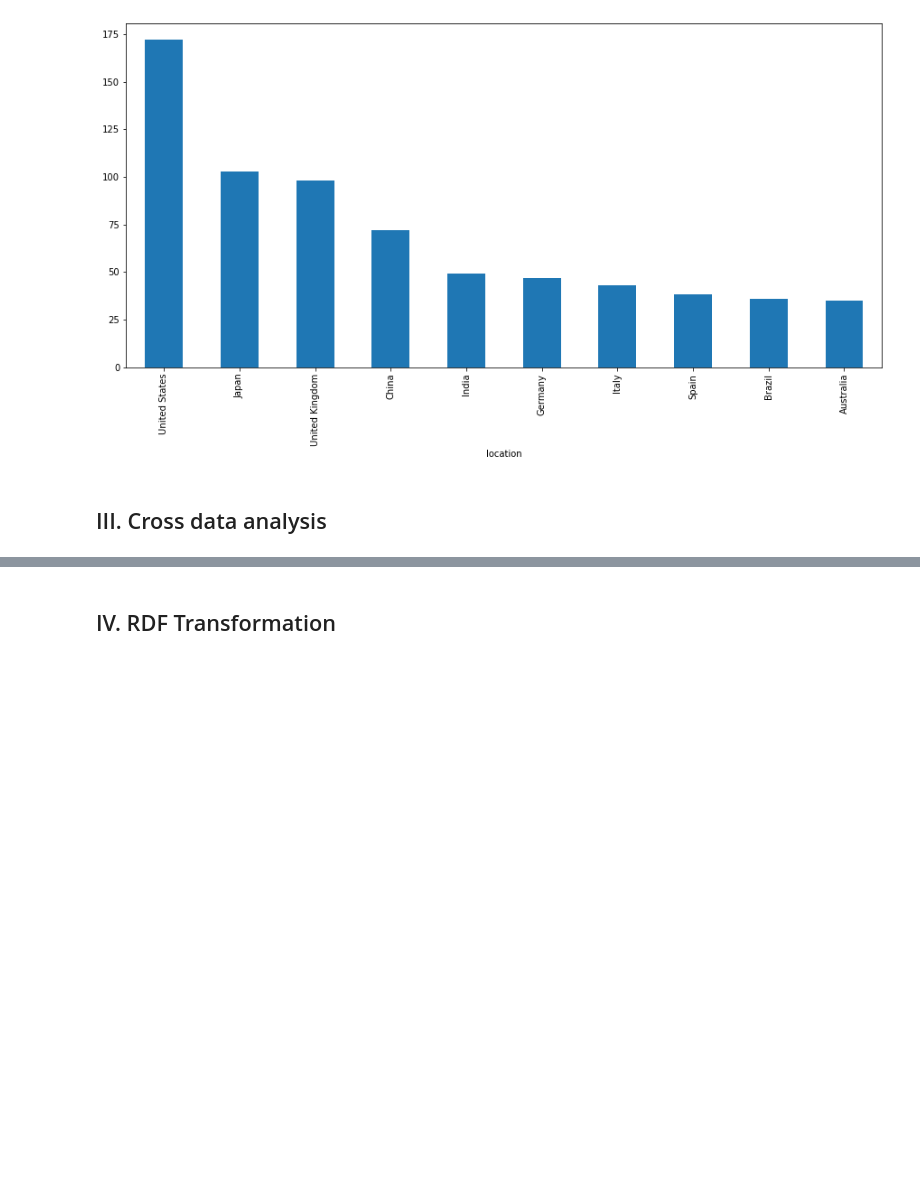
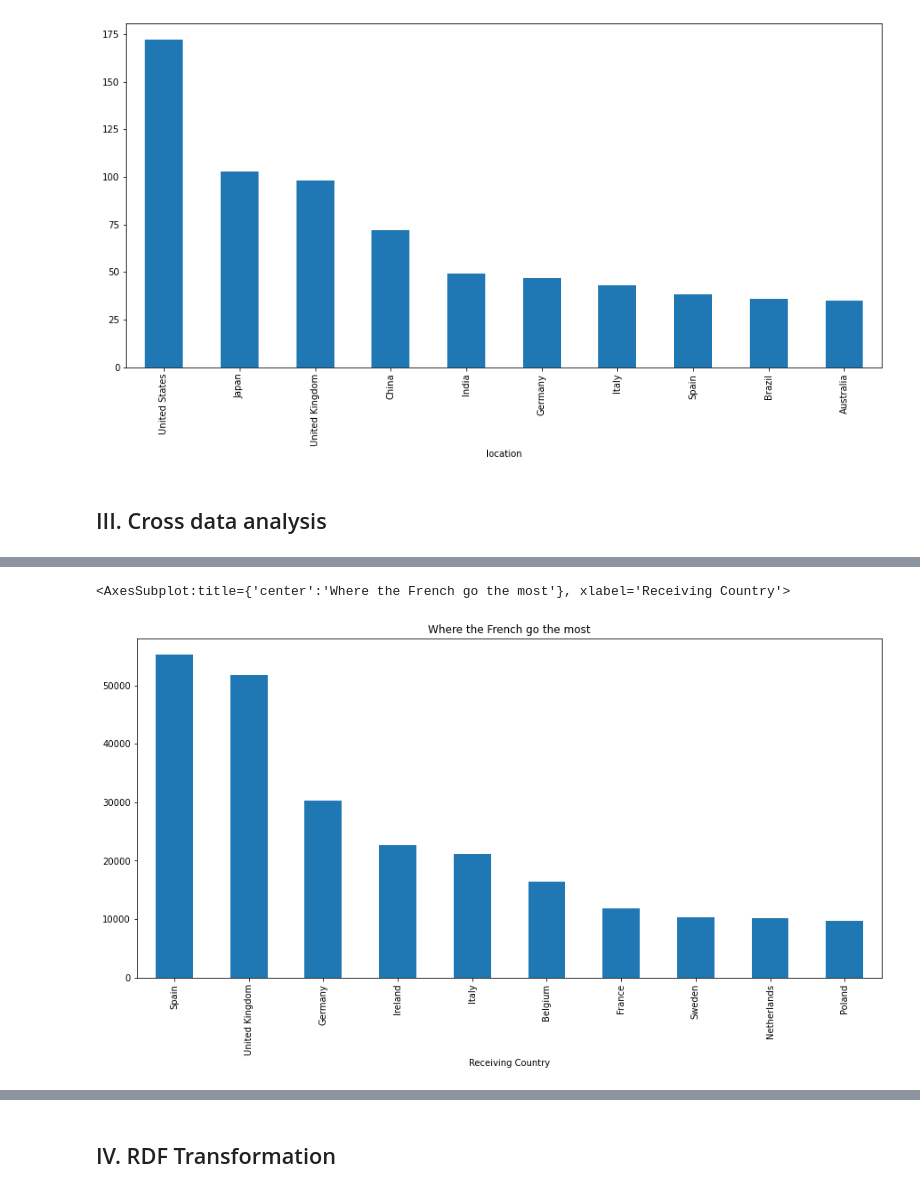
Before and after one commit to tatouti/DatabasePD, a Jupyter notebook: Erasmus_DataAnalysis.ipynb, the cells around one changed output, grey strips where cells are left out. Saved outputs shown, nothing was run; the diff lists cells and outputs as text; code cells hidden in the pictures; blank space fills up the shorter version.

```diff
--- a/Erasmus_DataAnalysis.ipynb
+++ b/Erasmus_DataAnalysis.ipynb
@@ -625,0 +622,6 @@ cofRatio[(cofRatio['City'].isin(tempCity)) & (cofRatio['Country'].isin(tempCount
+# %%
+erasmusFR=erasmus_df[erasmus_df['Participant Nationality']=='France'].groupby('Receiving Country').count().sort_values(by='Academic Year',ascending=False).head(10).Participants
+erasmusFR.plot(kind='bar',title="Where the French go the most",figsize=(15,7))
+# %% [output]
+<AxesSubplot:title={'center':'Where the French go the most'}, xlabel='Receiving Country'>
+[figure, added]
```
Also changed, not shown: parts of 7 cells of this notebook.
